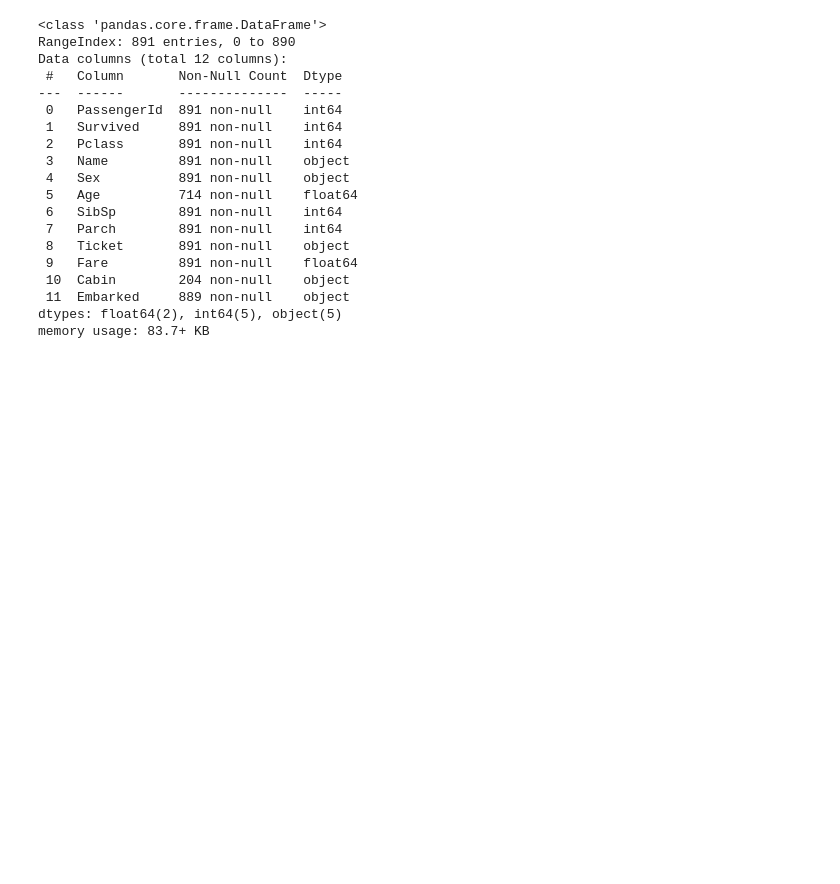
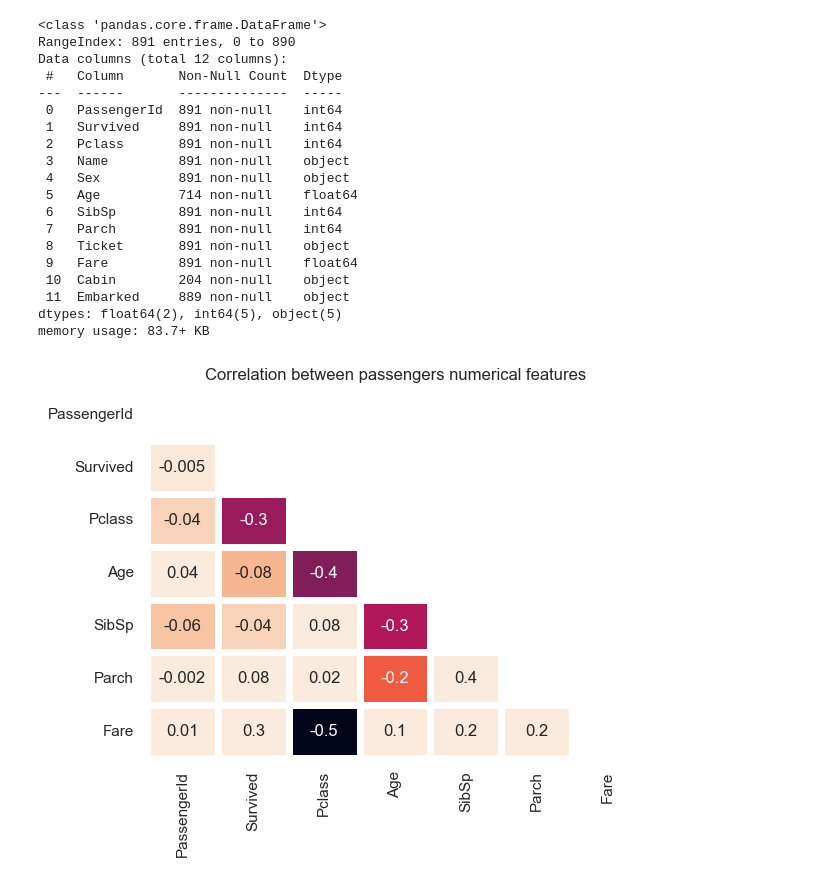
Before and after one commit to PanosKefalas/titanic, a Jupyter notebook: code/preprocess.ipynb, the cells around one changed output. Saved outputs shown, nothing was run; the diff lists cells and outputs as text; code cells hidden in the pictures; blank space fills up the shorter version.

```diff
--- a/code/preprocess.ipynb
+++ b/code/preprocess.ipynb
@@ -45,6 +49,15 @@ Data columns (total 12 columns):
  11  Embarked     889 non-null    object
 dtypes: float64(2), int64(5), object(5)
 memory usage: 83.7+ KB
+# %%
+corrMatrix = raw.corr(numeric_only=True)
+corrMask = np.triu(np.ones_like(corrMatrix))
+
+sns.heatmap(corrMatrix, annot=True, fmt=".1g", linewidths=5, mask=corrMask, vmax=0, cbar=False)
+plt.title("Correlation between passengers numerical features", fontsize=12)
+plt.show()
+# %% [output]
+[figure, added]
 # %%
 X = raw.drop(columns='Survived')
 y = raw['Survived']
```
Also changed, not shown: parts of 7 cells of this notebook, 6 other files.
